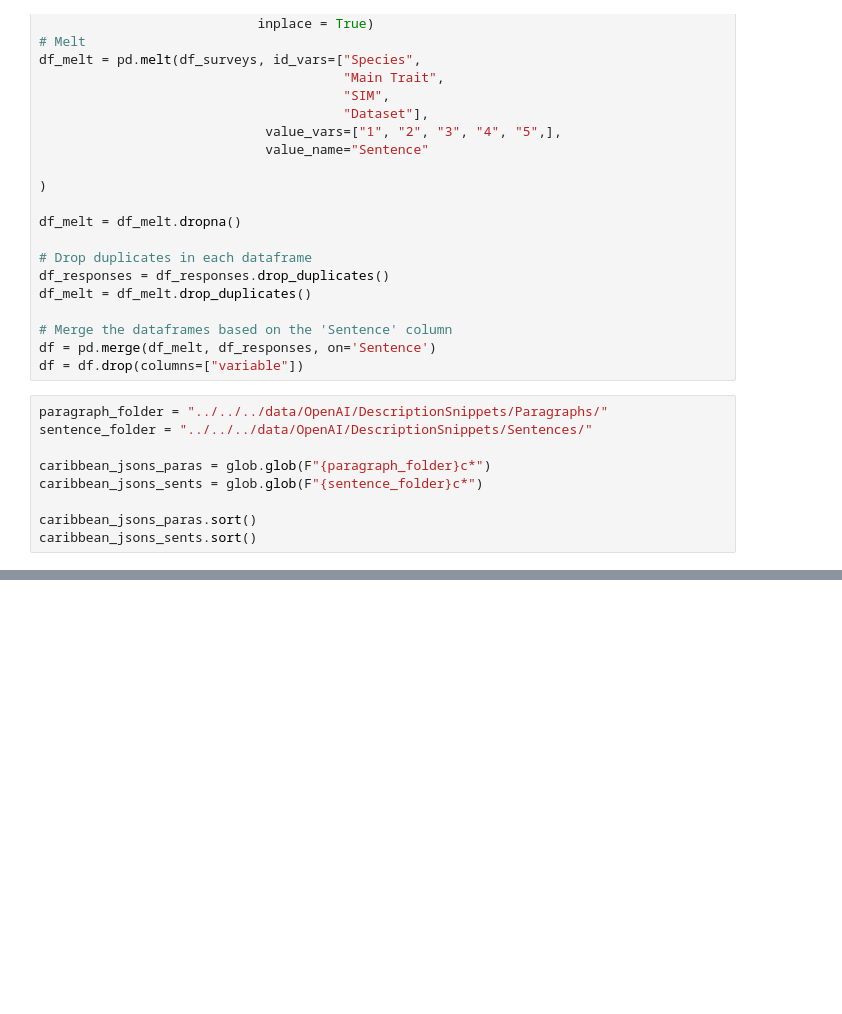
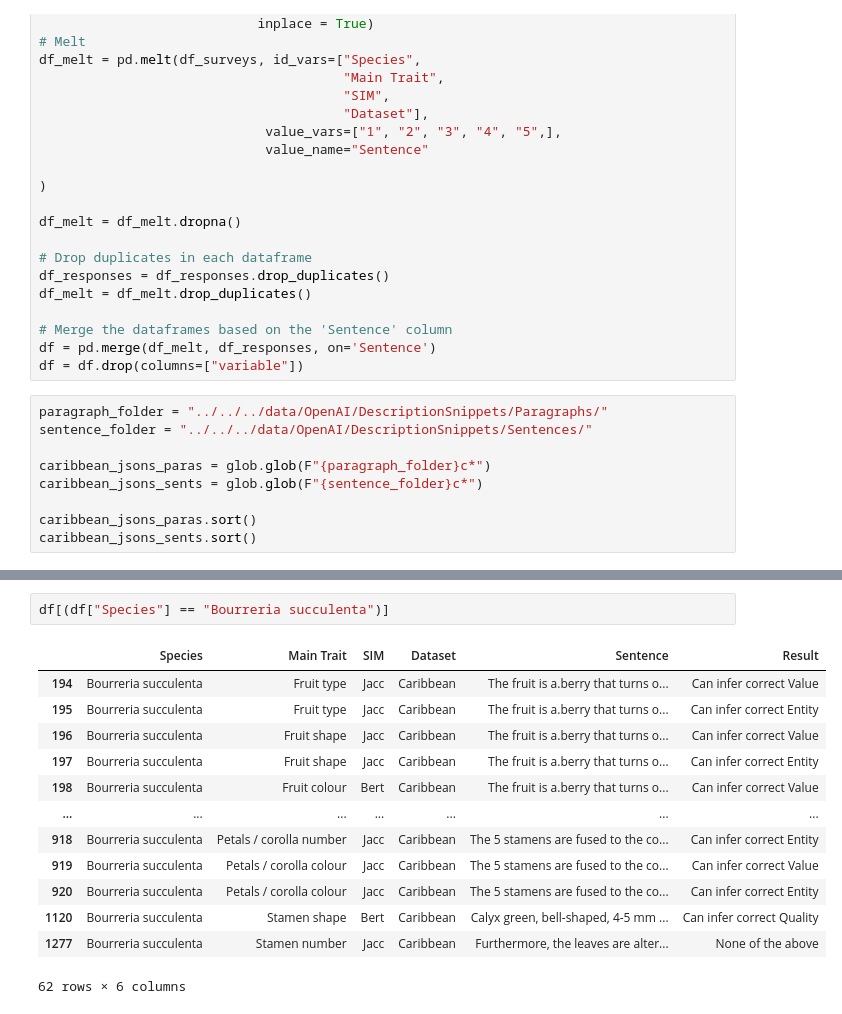
Before and after one commit to RobertvdV/GRS70424_Internship, a Jupyter notebook: notebooks/reports/surveys/1.1_survey_sents_ChatGPT.ipynb, the cells around one changed output, grey strips where cells are left out. Drawn from its saved outputs; the diff is of its cells as text; blank space fills up the shorter version.

```diff
--- a/notebooks/reports/surveys/1.1_survey_sents_ChatGPT.ipynb
+++ b/notebooks/reports/surveys/1.1_survey_sents_ChatGPT.ipynb
@@ -88,0 +104,16 @@ create_clean_paragraphs(caribbean_species_paragraph)
+# %%
+df[(df["Species"] == "Bourreria succulenta")]
+# %% [output]
+|  | Species | Main Trait | SIM | Dataset | Sentence | Result |
+| 194 | Bourreria succulenta | Fruit type | Jacc | Caribbean | The fruit is a.berry that turns o... | Can infer correct Value |
+| 195 | Bourreria succulenta | Fruit type | Jacc | Caribbean | The fruit is a.berry that turns o... | Can infer correct Entity |
+| 196 | Bourreria succulenta | Fruit shape | Jacc | Caribbean | The fruit is a.berry that turns o... | Can infer correct Value |
+| 197 | Bourreria succulenta | Fruit shape | Jacc | Caribbean | The fruit is a.berry that turns o... | Can infer correct Entity |
+| 198 | Bourreria succulenta | Fruit colour | Bert | Caribbean | The fruit is a.berry that turns o... | Can infer correct Value |
+| ... | ... | ... | ... | ... | ... | ... |
+| 918 | Bourreria succulenta | Petals / corolla number | Jacc | Caribbean | The 5 stamens are fused to the co... | Can infer correct Entity |
+| 919 | Bourreria succulenta | Petals / corolla colour | Jacc | Caribbean | The 5 stamens are fused to the co... | Can infer correct Value |
+| 920 | Bourreria succulenta | Petals / corolla colour | Jacc | Caribbean | The 5 stamens are fused to the co... | Can infer correct Entity |
+| 1120 | Bourreria succulenta | Stamen shape | Bert | Caribbean | Calyx green, bell-shaped, 4-5 mm ... | Can infer correct Quality |
+| 1277 | Bourreria succulenta | Stamen number | Jacc | Caribbean | Furthermore, the leaves are alter... | None of the above |
+62 rows × 6 columns
```
Also changed, not shown: parts of 5 cells of this notebook, 1 other file.
